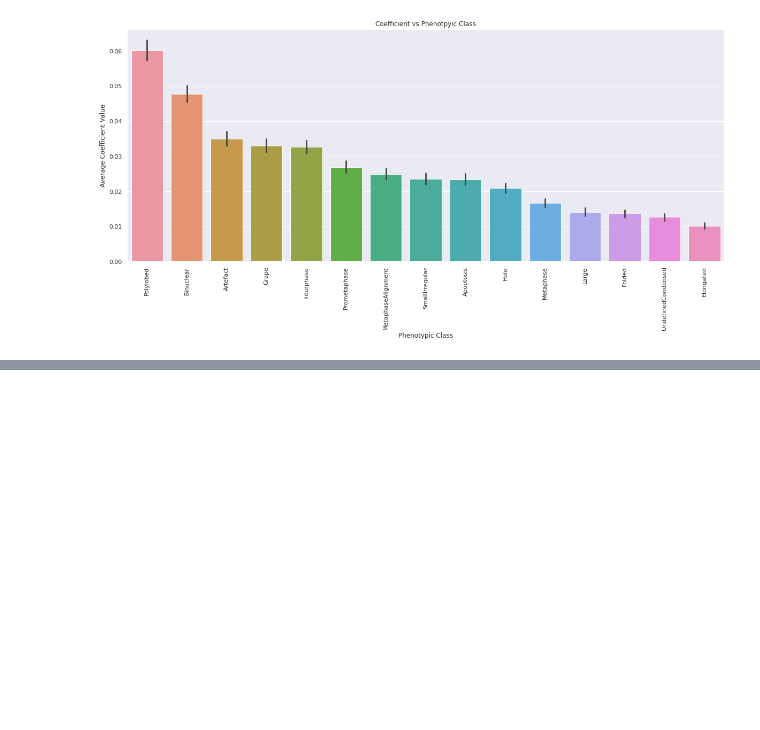
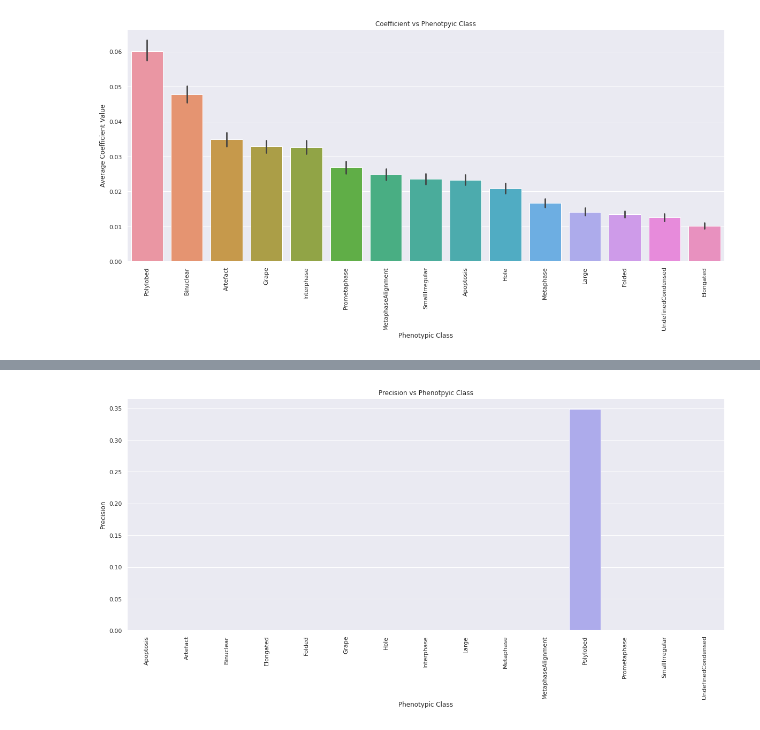
Before and after one commit to WayScience/phenotypic_profiling, a Jupyter notebook: 2.ML_model/DP_model.ipynb, the cells around one changed output, grey strips where cells are left out. Drawn from its saved outputs; the diff is of its cells as text; code cells hidden in the pictures; blank space fills up the shorter version.

```diff
--- a/2.ML_model/DP_model.ipynb
+++ b/2.ML_model/DP_model.ipynb
@@ -220,0 +304,14 @@ ax = sns.barplot(data=feature_ordered)
+# %%
+# display precision vs phenotypic class bar chart
+precisions = precision_score(y, y_pred, average=None)
+precisions = pd.DataFrame(precisions).T
+precisions.columns = columns=grid_search_cv.best_estimator_.classes_
+
+sns.set(rc={"figure.figsize": (20, 8)})
+plt.xlabel("Phenotypic Class")
+plt.ylabel("Precision")
+plt.title("Precision vs Phenotpyic Class")
+plt.xticks(rotation=90)
+ax = sns.barplot(data=precisions)
+# %% [output]
+[figure, added]
```
Also changed, not shown: parts of 24 cells of this notebook, 7 other files.
